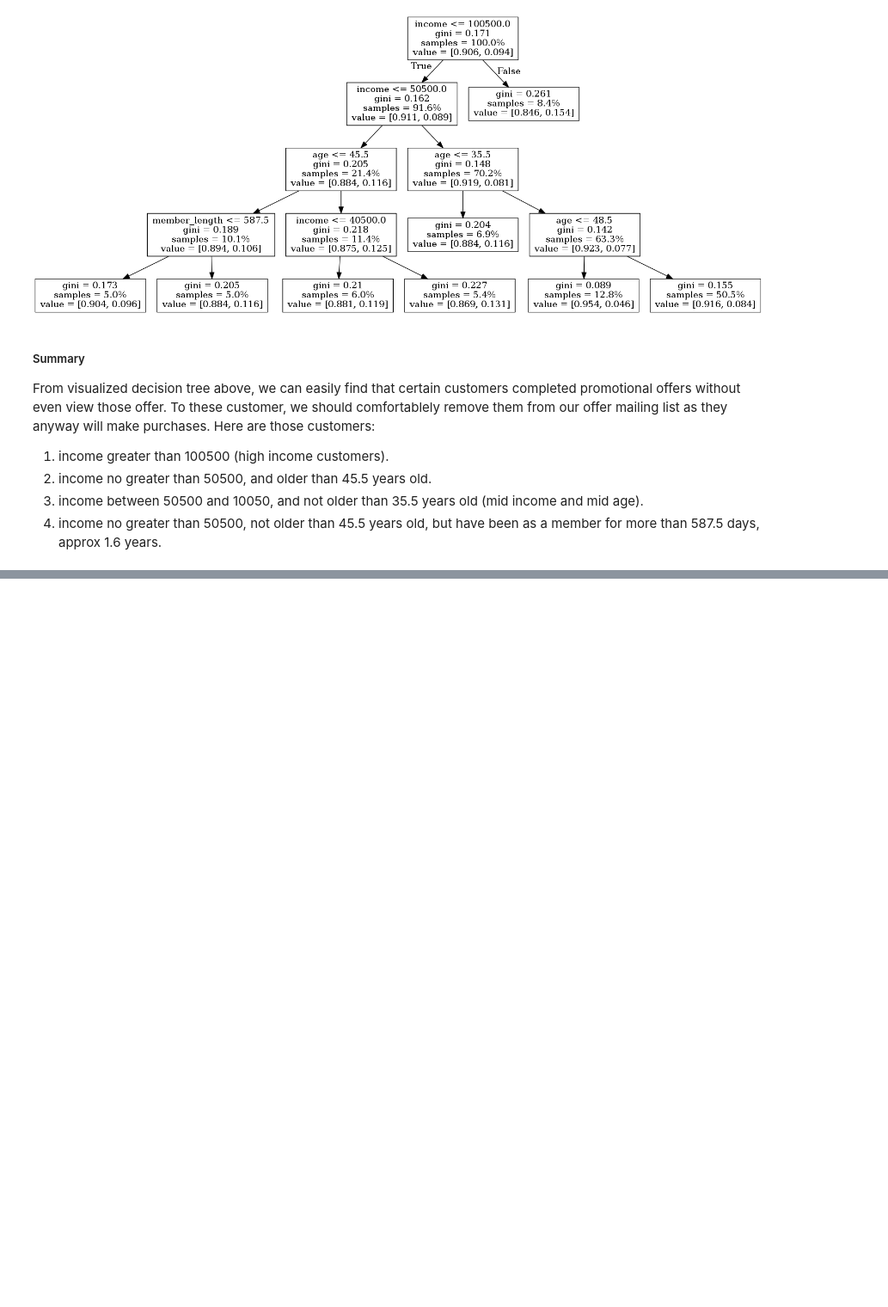
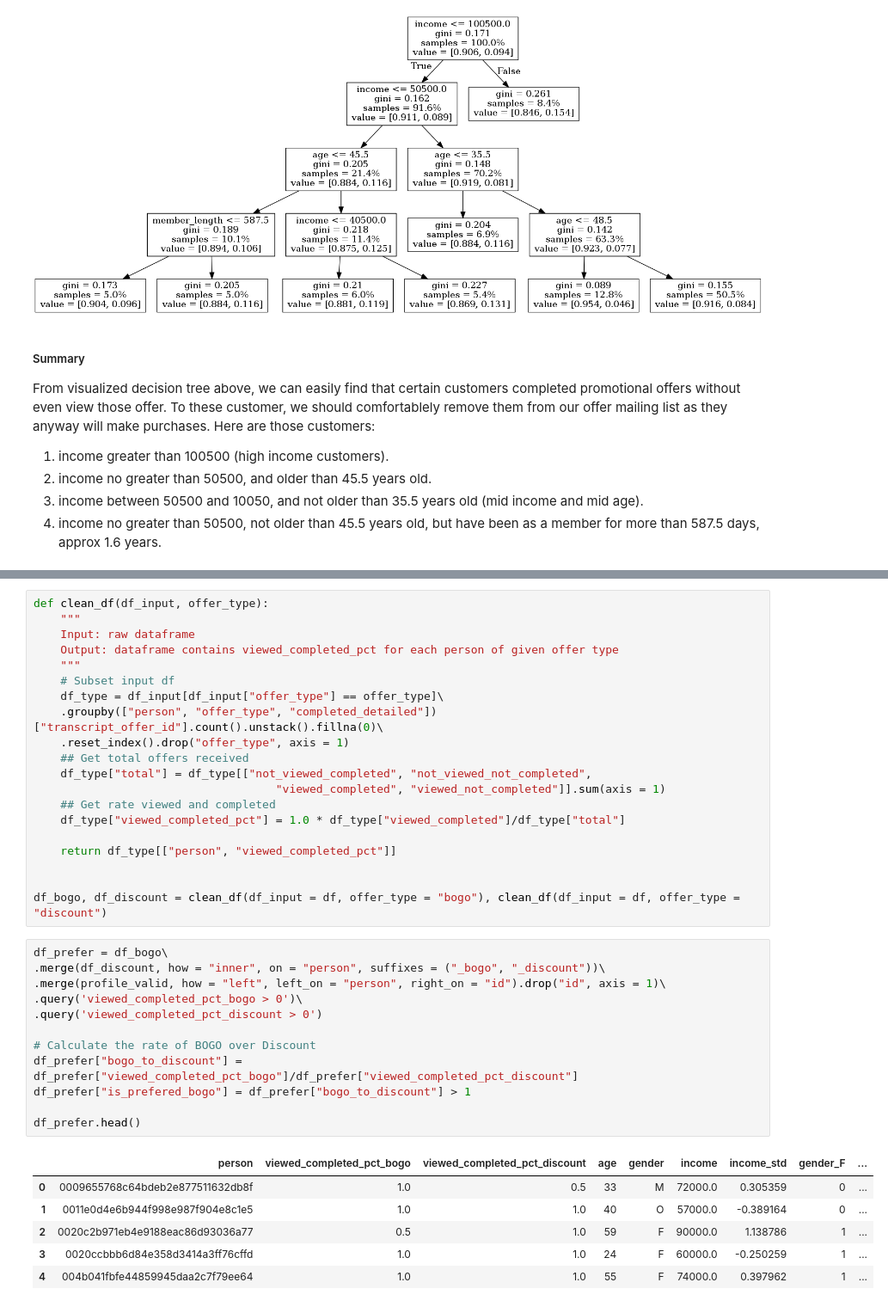
Before and after one commit to qinliu1023/Starbucks_Promotional_Offer, a Jupyter notebook: Starbucks_Promotional_Offer.ipynb, the cells around one changed output, grey strips where cells are left out. Shown: that part at 86% size. Drawn from its saved outputs; the diff is of its cells as text; blank space fills up the shorter version.

```diff
--- a/Starbucks_Promotional_Offer.ipynb
+++ b/Starbucks_Promotional_Offer.ipynb
@@ -690,0 +671,39 @@ offer_funnel.sort_values(["completed2view", "completed2received", "view2received
+# %%
+def clean_df(df_input, offer_type):
+    """
+    Input: raw dataframe
+    Output: dataframe contains viewed_completed_pct for each person of given offer type
+    """
+    # Subset input df
+    df_type = df_input[df_input["offer_type"] == offer_type]\
+    .groupby(["person", "offer_type", "completed_detailed"])["transcript_offer_id"].count().unstack().fillna(0)\
+    .reset_index().drop("offer_type", axis = 1)
+    ## Get total offers received
+    df_type["total"] = df_type[["not_viewed_completed", "not_viewed_not_completed",
+                                    "viewed_completed", "viewed_not_completed"]].sum(axis = 1)
+    ## Get rate viewed and completed
+    df_type["viewed_completed_pct"] = 1.0 * df_type["viewed_completed"]/df_type["total"]
+
+    return df_type[["person", "viewed_completed_pct"]]
+
+
+df_bogo, df_discount = clean_df(df_input = df, offer_type = "bogo"), clean_df(df_input = df, offer_type = "discount")
+# %%
+df_prefer = df_bogo\
+.merge(df_discount, how = "inner", on = "person", suffixes = ("_bogo", "_discount"))\
+.merge(profile_valid, how = "left", left_on = "person", right_on = "id").drop("id", axis = 1)\
+.query('viewed_completed_pct_bogo > 0')\
+.query('viewed_completed_pct_discount > 0')
+
+# Calculate the rate of BOGO over Discount
+df_prefer["bogo_to_discount"] = df_prefer["viewed_completed_pct_bogo"]/df_prefer["viewed_completed_pct_discount"]
+df_prefer["is_prefered_bogo"] = df_prefer["bogo_to_discount"] > 1
+
+df_prefer.head()
+# %% [output]
+|  | person | viewed_completed_pct_bogo | viewed_completed_pct_discount | age | gender | income | income_std | gender_F | ... |
+| 0 | 0009655768c64bdeb2e877511632db8f | 1.0 | 0.5 | 33 | M | 72000.0 | 0.305359 | 0 | ... |
+| 1 | 0011e0d4e6b944f998e987f904e8c1e5 | 1.0 | 1.0 | 40 | O | 57000.0 | -0.389164 | 0 | ... |
+| 2 | 0020c2b971eb4e9188eac86d93036a77 | 0.5 | 1.0 | 59 | F | 90000.0 | 1.138786 | 1 | ... |
+| 3 | 0020ccbbb6d84e358d3414a3ff76cffd | 1.0 | 1.0 | 24 | F | 60000.0 | -0.250259 | 1 | ... |
+| 4 | 004b041fbfe44859945daa2c7f79ee64 | 1.0 | 1.0 | 55 | F | 74000.0 | 0.397962 | 1 | ... |
```
Also changed, not shown: parts of 19 cells of this notebook, 2 other files.
